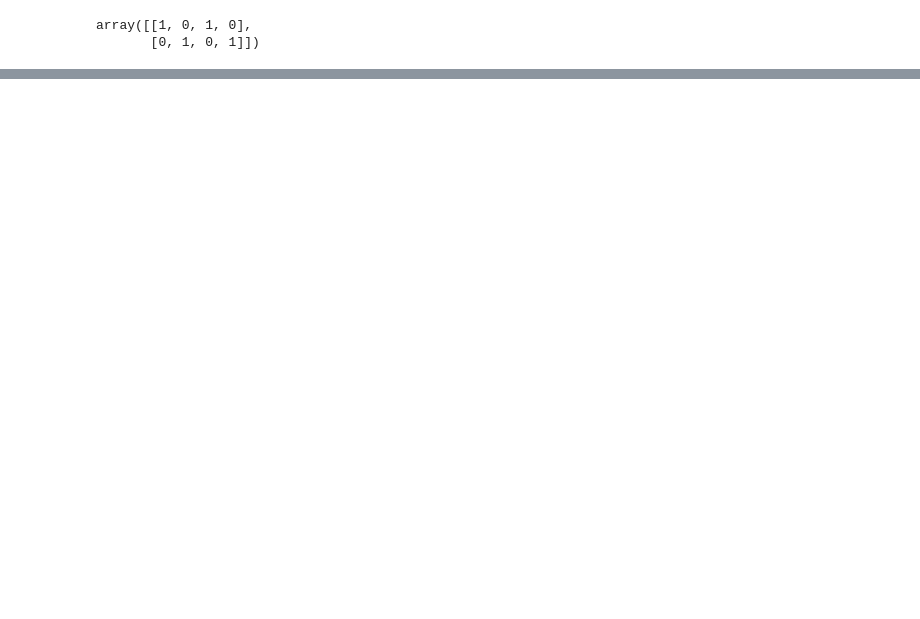
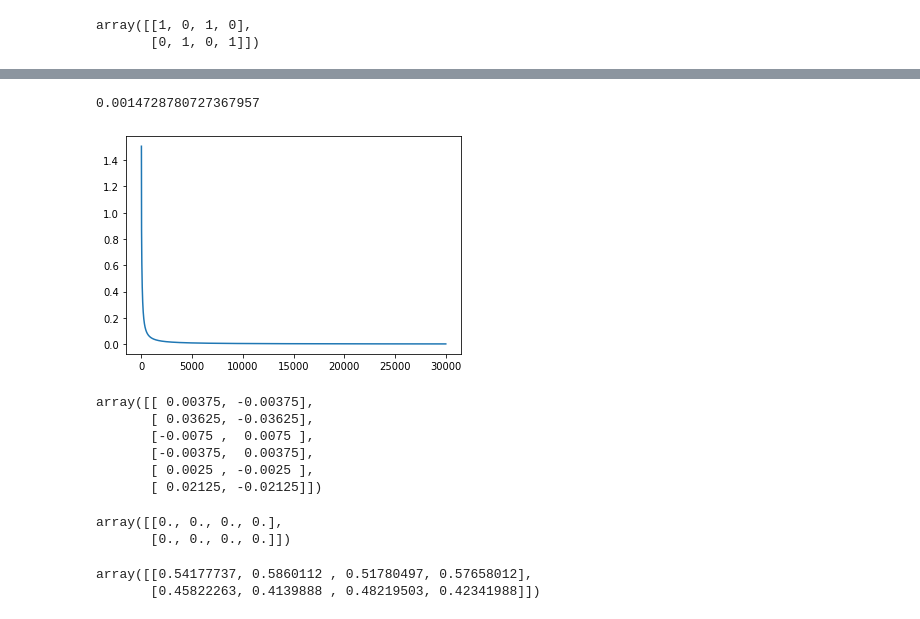
Before and after one commit to panks11/CE889, a Jupyter notebook: labs/Deep_Learning.ipynb, the cells around one changed output, grey strips where cells are left out. Saved outputs shown, nothing was run; the diff lists cells and outputs as text; code cells hidden in the pictures; blank space fills up the shorter version.

```diff
--- a/labs/Deep_Learning.ipynb
+++ b/labs/Deep_Learning.ipynb
@@ -174,0 +239,26 @@ calc_output_loss(X,gt_y)
+# %%
+wderv = X@np.transpose(yhat-y)/X.shape[1]
+bderv = np.sum(yhat-y)/X.shape[1]
+# %%
+n = 0.01
+W = W - n * wderv
+b = b - n * bderv
+# %%
+n = 0.01
+
+def backward_propogation(W,b):
+  loss_list = []
+  for i in range(10):
+    yhat,loss = forward_propogation(X,y,W,b)
+    wderv = X@np.transpose(yhat-y)/X.shape[1]
+    bderv = np.sum(yhat-y)/X.shape[1]
+    W = W - n * wderv
+    b = b - n * bderv
+    print(W)
+    loss_list.append(loss)
+    if loss <=0.0001:
+      print('hi')
+      break
+  return loss_list
+# %%
+loss_values = backward_propogation(W,b)
@@ -174,0 +283,24 @@ calc_output_loss(X,gt_y)
+# %%
+loss_values[-1]
+# %% [output]
+0.0014728780727367957
+# %%
+import matplotlib.pyplot as plt
+plt.plot(loss_values)
+plt.show()
+# %% [output]
+[figure, added]
+# %%
+W
+# %% [output]
+array([[ 0.00375, -0.00375],
+       [ 0.03625, -0.03625],
+       [-0.0075 ,  0.0075 ],
+       [-0.00375,  0.00375],
+       [ 0.0025 , -0.0025 ],
+       [ 0.02125, -0.02125]])
+# %%
+b
+# %% [output]
+array([[0., 0., 0., 0.],
+       [0., 0., 0., 0.]])
@@ -174,0 +316,5 @@ calc_output_loss(X,gt_y)
+# %%
+ytest_hat = sigmoid(np.matmul(W.transpose(),Xtest) +b)
+# %% [output]
+array([[0.54177737, 0.5860112 , 0.51780497, 0.57658012],
+       [0.45822263, 0.4139888 , 0.48219503, 0.42341988]])
```
Also changed, not shown: parts of 26 cells of this notebook.
